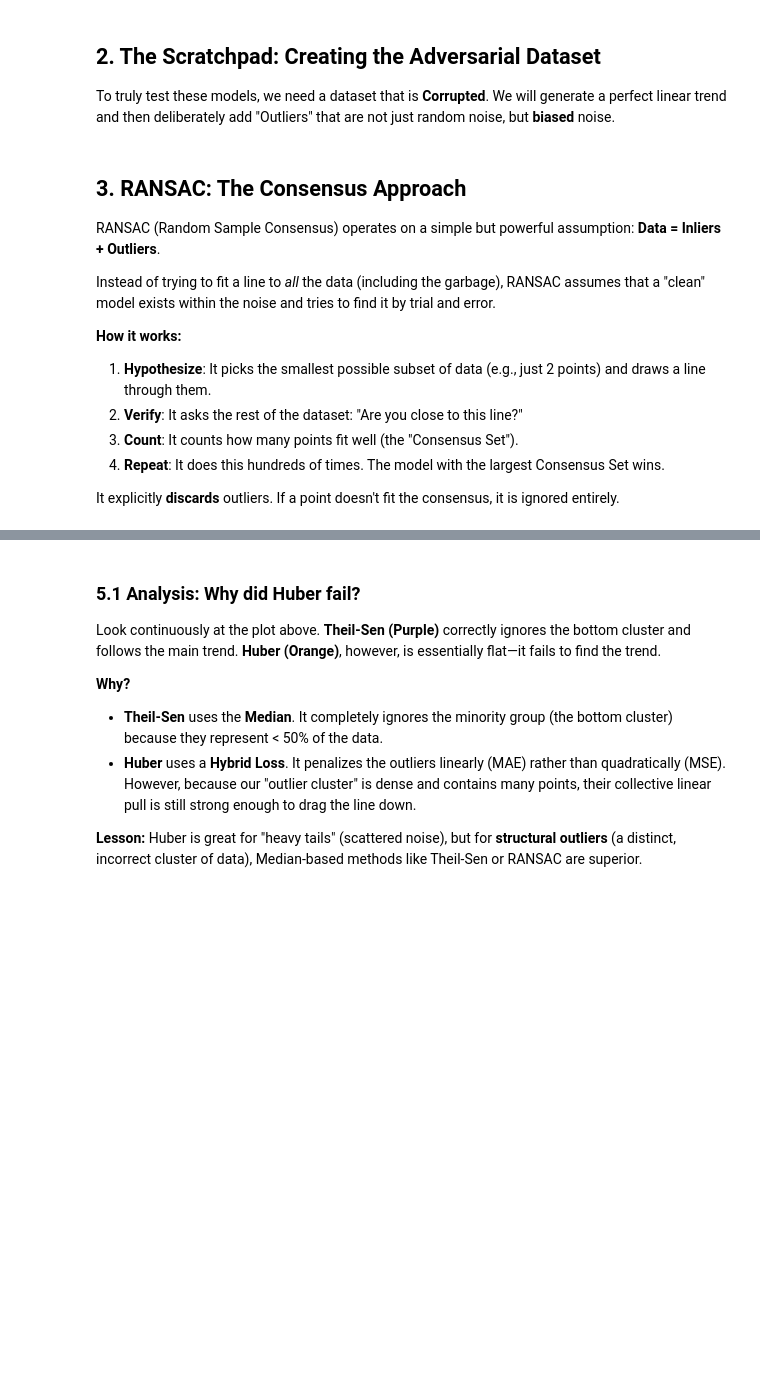
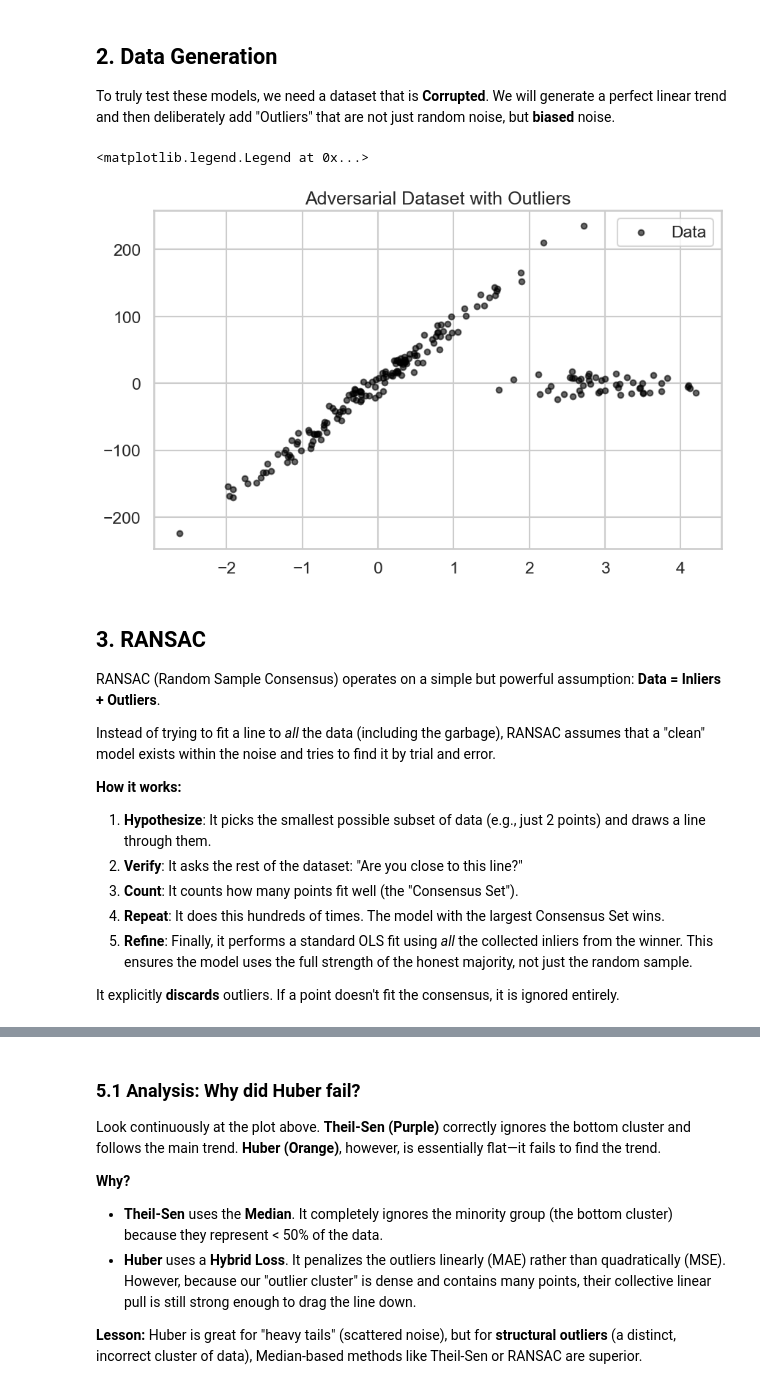
Before and after one commit to aleetreny/ATLAS, a Jupyter notebook: modules/01_supervised_inference/1.1_regression/03_robust_regression.ipynb, the cells around one changed output, grey strips where cells are left out. Cells and saved outputs as stored; diff of their text form; code cells hidden in the pictures; blank space fills up the shorter version.

```diff
--- a/modules/01_supervised_inference/1.1_regression/03_robust_regression.ipynb
+++ b/modules/01_supervised_inference/1.1_regression/03_robust_regression.ipynb
@@ -33,32 +33,35 @@ plt.rcParams['font.family'] = 'sans-serif'
 plt.rcParams['axes.titlesize'] = 22
 plt.rcParams['axes.labelsize'] = 16
 # %% [markdown]
-## 2. The Scratchpad: Creating the Adversarial Dataset
+## 2. Data Generation
 
 To truly test these models, we need a dataset that is **Corrupted**.
 We will generate a perfect linear trend and then deliberately add "Outliers" that are not just random noise, but **biased** noise.
 # %%
 # 1. Generate Clean Data
 np.random.seed(42)
 n_samples = 200
 n_outliers = 50
 
 X, y, coef = make_regression(n_samples=n_samples, n_features=1, noise=10.0, coef=True, random_state=42)
 
 # 2. Add Bias Outliers
 # We take the first 'n_outliers' points and move them to a different cluster
 np.random.seed(123)
 X[:n_outliers] = 3 + 0.5 * np.random.normal(size=(n_outliers, 1))
 y[:n_outliers] = -3 + 10 * np.random.normal(size=n_outliers)
 
 # Visualization
 plt.figure(figsize=(10, 6))
 plt.scatter(X, y, color='black', s=30, alpha=0.6, label='Data')
-plt.title("The Challenge: A Strong Trend Polluted by Biased Outliers", fontsize=18)
+plt.title("Adversarial Dataset with Outliers", fontsize=18)
 plt.legend()
 # plt.show()
+# %% [output]
+<matplotlib.legend.Legend at 0x...>
+[figure, added]
 # %% [markdown]
-## 3. RANSAC: The Consensus Approach
+## 3. RANSAC
 
 RANSAC (Random Sample Consensus) operates on a simple but powerful assumption: **Data = Inliers + Outliers**.
 
@@ -69,6 +72,7 @@ Instead of trying to fit a line to *all* the data (including the garbage), RANSA
 2.  **Verify**: It asks the rest of the dataset: "Are you close to this line?"
 3.  **Count**: It counts how many points fit well (the "Consensus Set").
 4.  **Repeat**: It does this hundreds of times. The model with the largest Consensus Set wins.
+5.  **Refine**: Finally, it performs a standard OLS fit using *all* the collected inliers from the winner. This ensures the model uses the full strength of the honest majority, not just the random sample.
 
 It explicitly **discards** outliers. If a point doesn't fit the consensus, it is ignored entirely.
 # %%
```
Also changed, not shown: parts of 8 cells of this notebook.
